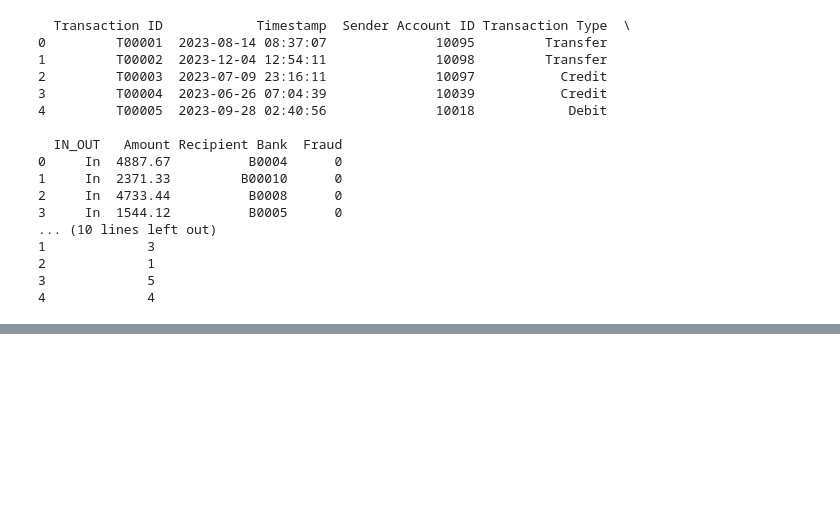
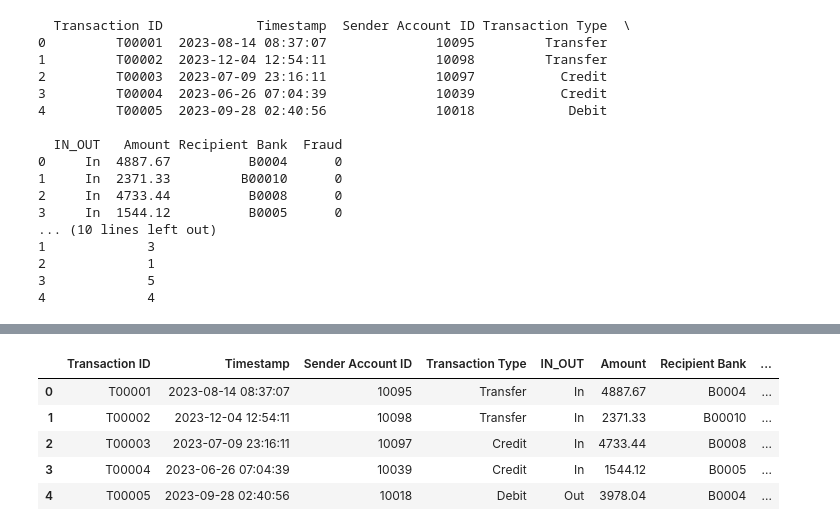
Before and after one commit to Kusalani/Fraud-detection-system, a Jupyter notebook: Models/stackedensemble model.ipynb, the cells around one changed output, grey strips where cells are left out. Saved outputs shown, nothing was run; the diff lists cells and outputs as text; code cells hidden in the pictures; blank space fills up the shorter version.

```diff
--- a/Models/stackedensemble model.ipynb
+++ b/Models/stackedensemble model.ipynb
@@ -216,0 +106,9 @@ ROC AUC Score: 0.9894810015178246
+# %%
+df.head()
+# %% [output]
+|  | Transaction ID | Timestamp | Sender Account ID | Transaction Type | IN_OUT | Amount | Recipient Bank | ... |
+| 0 | T00001 | 2023-08-14 08:37:07 | 10095 | Transfer | In | 4887.67 | B0004 | ... |
+| 1 | T00002 | 2023-12-04 12:54:11 | 10098 | Transfer | In | 2371.33 | B00010 | ... |
+| 2 | T00003 | 2023-07-09 23:16:11 | 10097 | Credit | In | 4733.44 | B0008 | ... |
+| 3 | T00004 | 2023-06-26 07:04:39 | 10039 | Credit | In | 1544.12 | B0005 | ... |
+| 4 | T00005 | 2023-09-28 02:40:56 | 10018 | Debit | Out | 3978.04 | B0004 | ... |
```
Also changed, not shown: parts of 32 cells of this notebook.
